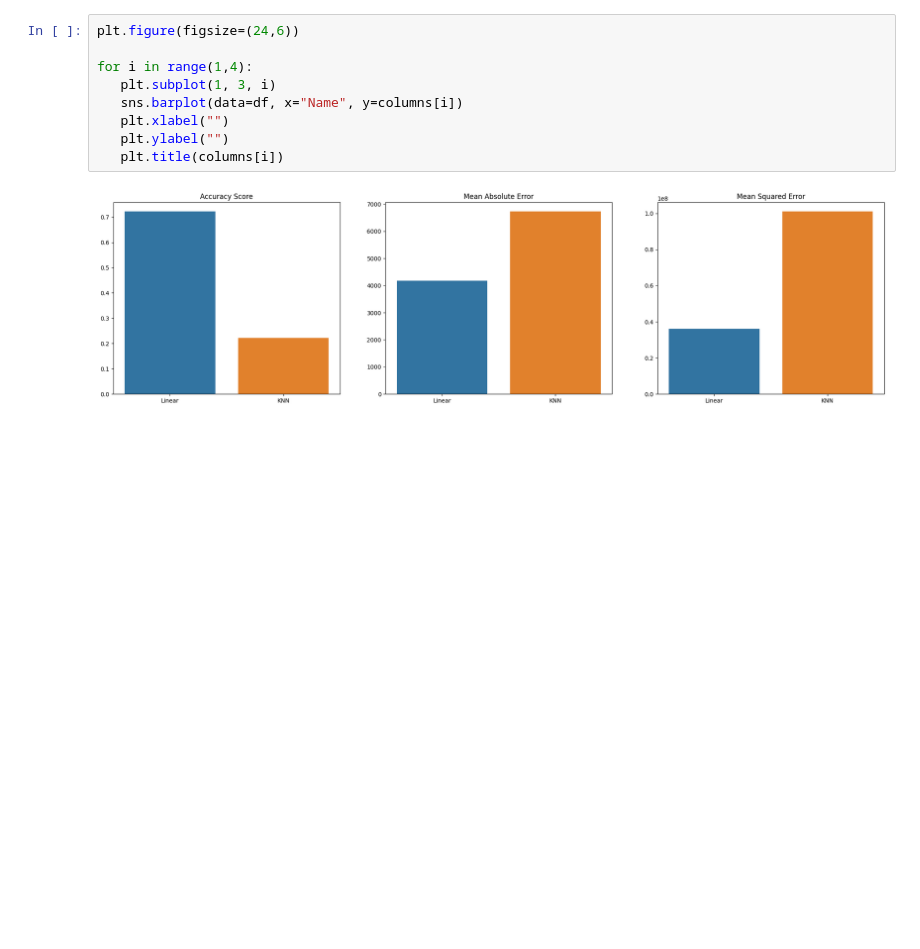
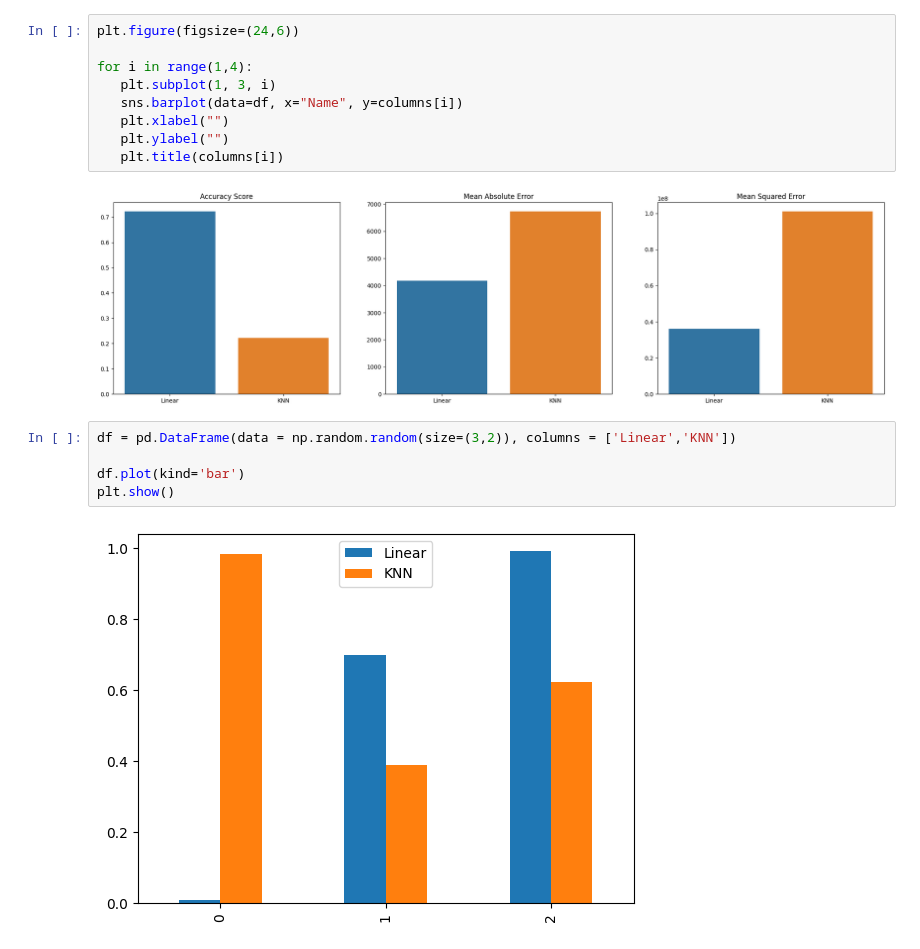
Before and after one commit to jarinraya02/Machine_Learning_Course, a Jupyter notebook: Assignment 5/Assignment 5.ipynb, the cells around one changed output. Cells and saved outputs as stored; diff of their text form; blank space fills up the shorter version.

```diff
--- a/Assignment 5/Assignment 5.ipynb
+++ b/Assignment 5/Assignment 5.ipynb
@@ -237,3 +237,10 @@ for i in range(1,4):
    plt.title(columns[i])
 # %% [output]
 [figure]
+# %%
+df = pd.DataFrame(data = np.random.random(size=(3,2)), columns = ['Linear','KNN'])
+
+df.plot(kind='bar')
+plt.show()
+# %% [output]
+[figure, added]
```
